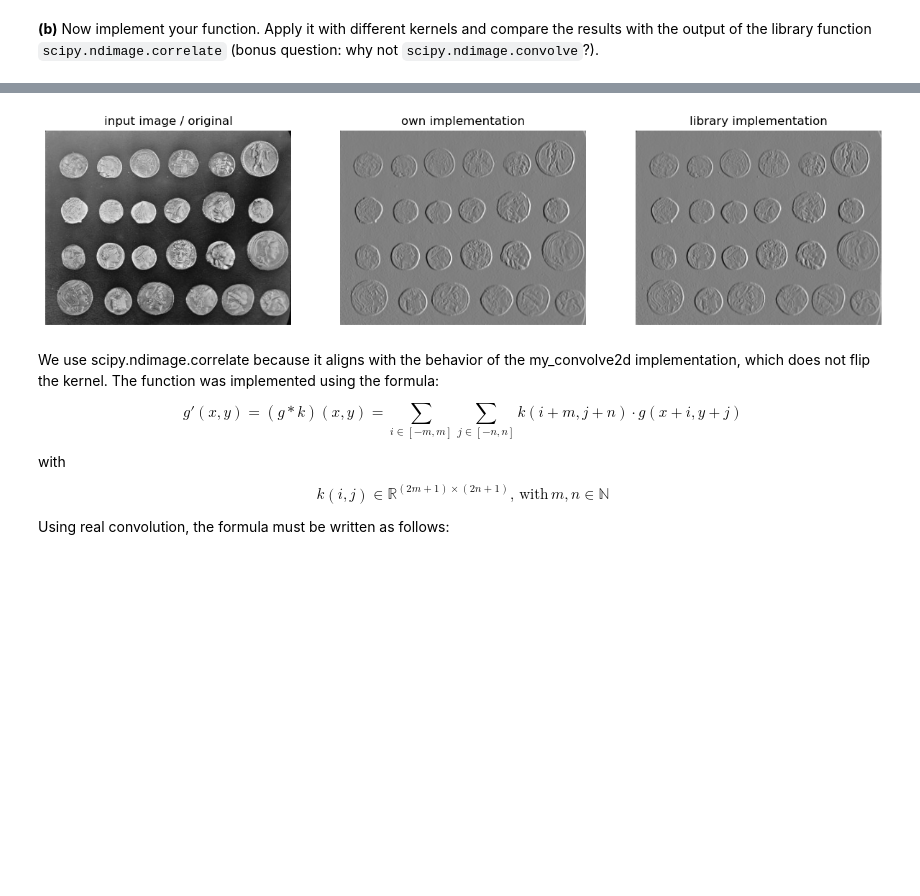
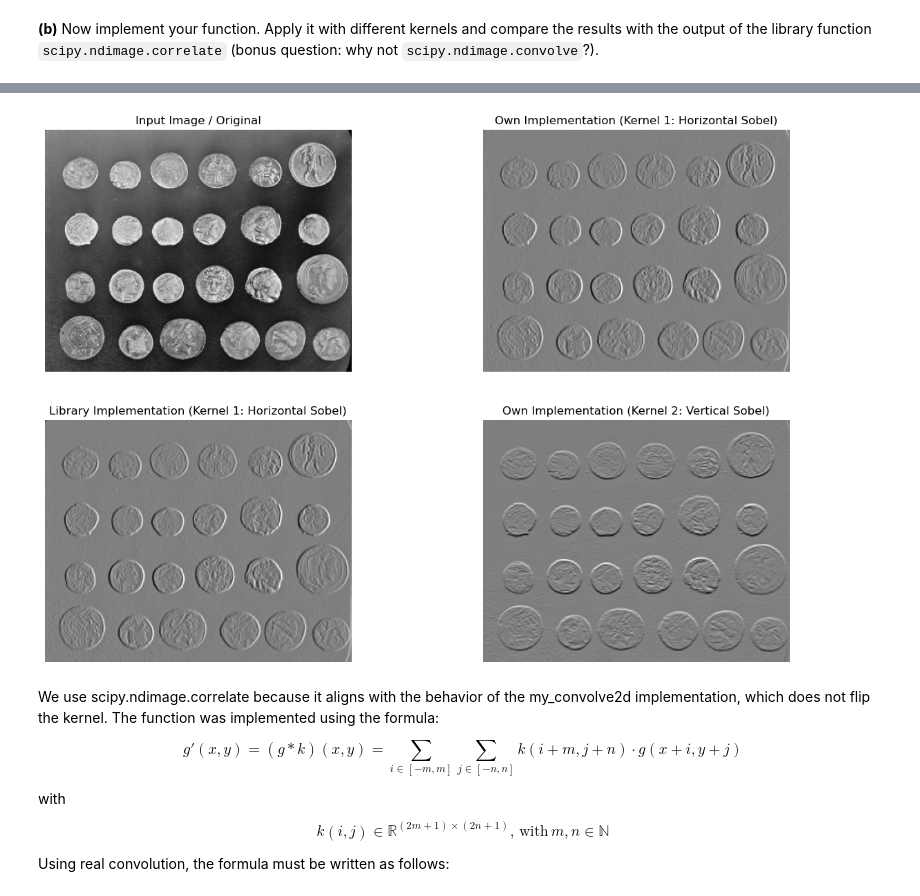
Before and after one commit to shuxton/computer-vision-homework, a Jupyter notebook: Sheet02/sheet02_niko.ipynb, the cells around one changed output, grey strips where cells are left out. Cells and saved outputs as stored; diff of their text form; code cells hidden in the pictures; blank space fills up the shorter version.

```diff
--- a/Sheet02/sheet02_niko.ipynb
+++ b/Sheet02/sheet02_niko.ipynb
@@ -453,55 +453,72 @@ def my_convolve2d(img, kern, flip=False):
     Args:
         img (np.ndarray): The image, provided as a two-dimensional array.
         kern (np.ndarray): The kernel, also a two-dimensional array.
+        flip (bool): If True, flips the kernel for convolution (default: False).
 
     Returns:
         result (np.ndarray): The convolved image.
 
     """
+    # Kernel size and half-size
+    m, n = kern.shape
+    mh, nh = m // 2, n // 2
 
-    # store the image size for easier access
-    M,N = img.shape
-    # store the kernel size
-    m,n = kern.shape
-    # and also the half kernel size
-    mh, nh = (m//2, n//2)
+    # Pad the image to maintain the output size
+    img_padded = np.pad(img, pad_width=((mh, mh), (nh, nh)), mode='reflect')
 
-    # Use NumPy's `as_strided` to create sliding windows (overlapping patches) from the image.
-    # These windows are used to apply the kernel on each region of the image.
-    # The shape of the windows will be (M - m + 1, N - n + 1, m, n), where:
-    # (M - m + 1) and (N - n + 1) are the number of valid windows we can extract,
-    # and (m, n) is the size of the kernel.
-    #padded=np.pad(img, pad_width=(mh, nh), mode='edge')
-    windows = np.lib.stride_tricks.as_strided(img, # Using only valid pixels in this implementation
-                                              shape=(M - m + 1, N - n + 1, m, n),
-                                              strides=(img.strides[0], img.strides[1], img.strides[0], img.strides[1]))
+    # Get padded image size
+    M_padded, N_padded = img_padded.shape
 
-    kern = np.flip(np.flip(kern, axis=0), axis=1) if flip else kern
-    # Perform the 2D convolution by calculating the dot product between each image patch (window) and the kernel.
-    # We flatten the window and kernel into 1D and compute the dot product for each valid window.
-    # `axes=((2, 3), (0, 1))` means we apply the dot product across the last two dimensions of the window and the first two of the kernel.
+    # Original image size
+    M, N = img.shape  # Do not use the padded size here
+
+    # Flip the kernel if required
+    kern = np.flip(kern, axis=(0, 1)) if flip else kern
+
+    # Create sliding windows
+    windows = np.lib.stride_tricks.as_strided(
+        img_padded,
+        shape=(M, N, m, n),  # Use original image size to determine window count
+        strides=(img_padded.strides[0], img_padded.strides[1], img_padded.strides[0], img_padded.strides[1]) # Stride is 1 here
+    )
+
+    # Perform convolution
     result = np.tensordot(windows, kern, axes=((2, 3), (0, 1)))
-
+    print(img.shape)
+    print(result.shape)
     return result
 
-# Apply your function to an image:
+
 image = iio.imread("imageio:coins.png").astype(np.float32)
 
-# Try different filters (kernels)
-kernel = 1/4 * np.asarray([[1,0,-1],[2,0,-2],[1,0,-1]])
+# Define two kernels
+kernel1 = 1/4 * np.asarray([[1, 0, -1], [2, 0, -2], [1, 0, -1]])  # Sobel operator (horizontal edges)
+kernel2 = np.asarray([[-1, -1, -1], [0, 0, 0], [1, 1, 1]])  # Sobel operator (vertical edges)
 
-fig = plt.figure(figsize=(15,7))
-fig.add_subplot(1,3,1)
-plt.title("input image / original")
-plt.imshow(image, cmap = 'gray')
+
+fig = plt.figure(figsize=(15, 10))
+
+# Show the original image
+fig.add_subplot(2, 2, 1)
+plt.title("Input Image / Original")
+plt.imshow(image, cmap='gray')
 plt.axis('off')
-fig.add_subplot(1,3,2)
-plt.title("own implementation")
-plt.imshow(my_convolve2d(image, kernel), cmap = 'gray')
+
+fig.add_subplot(2, 2, 2)
+plt.title("Own Implementation (Kernel 1: Horizontal Sobel)")
+plt.imshow(my_convolve2d(image, kernel1), cmap='gray')
 plt.axis('off')
-fig.add_subplot(1,3,3)
-plt.title("library implementation")
-plt.imshow(scipy.ndimage.correlate(image, kernel), cmap = 'gray')
+
+fig.add_subplot(2, 2, 3)
+plt.title("Library Implementation (Kernel 1: Horizontal Sobel)")
+plt.imshow(scipy.ndimage.correlate(image, kernel1), cmap='gray')
 plt.axis('off')
+
+fig.add_subplot(2, 2, 4)
+plt.title("Own Implementation (Kernel 2: Vertical Sobel)")
+plt.imshow(my_convolve2d(image, kernel2), cmap='gray')
+plt.axis('off')
+
+# Show the result
 plt.show()
 # %% [output]
@@ -508,4 +529,4 @@ plt.show()
-[figure, old version]
+[figure, new version]
 # %% [markdown]
 We use scipy.ndimage.correlate because it aligns with the behavior of the my_convolve2d implementation, which does not flip the kernel. The function was implemented using the formula:
 
```
Also changed, not shown: parts of 1 cell of this notebook.
